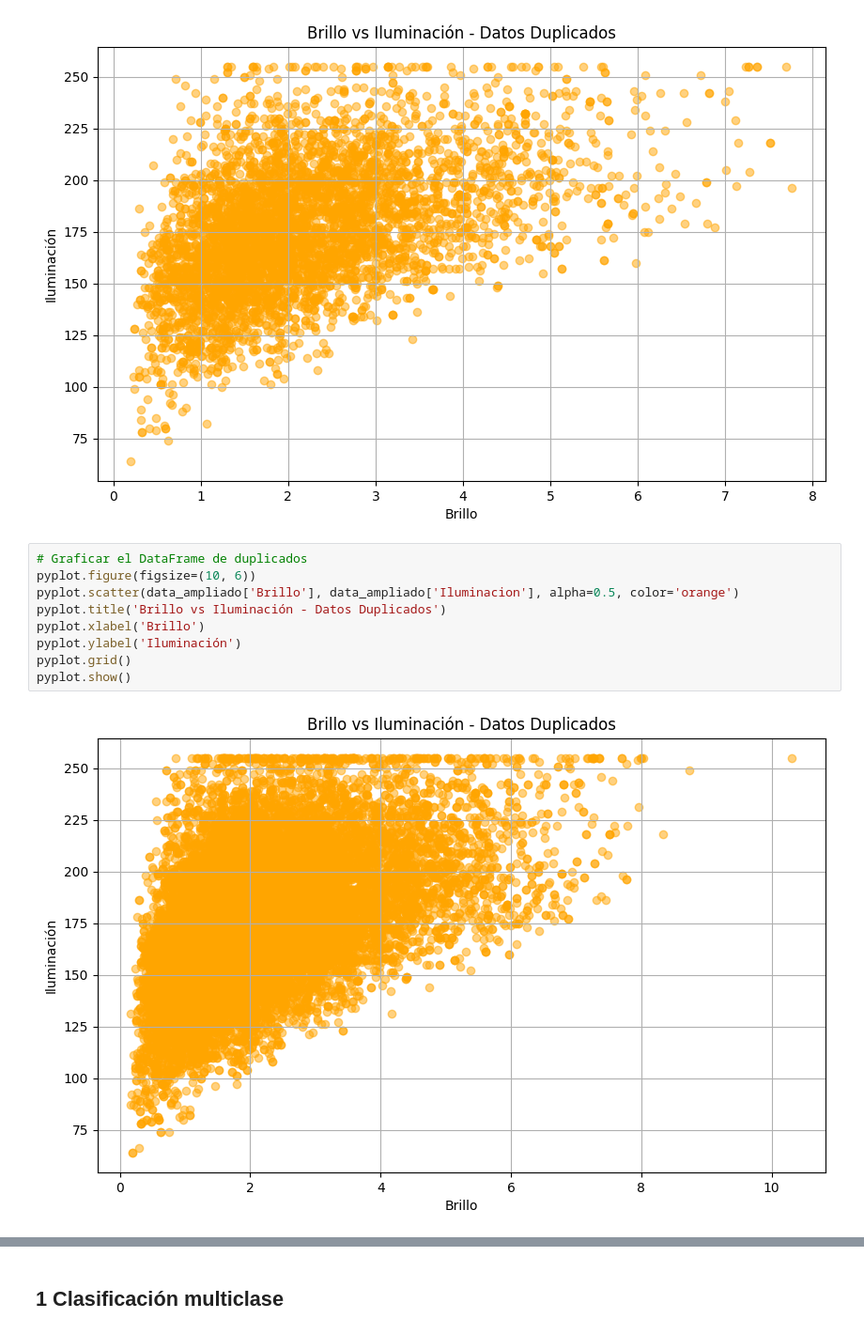
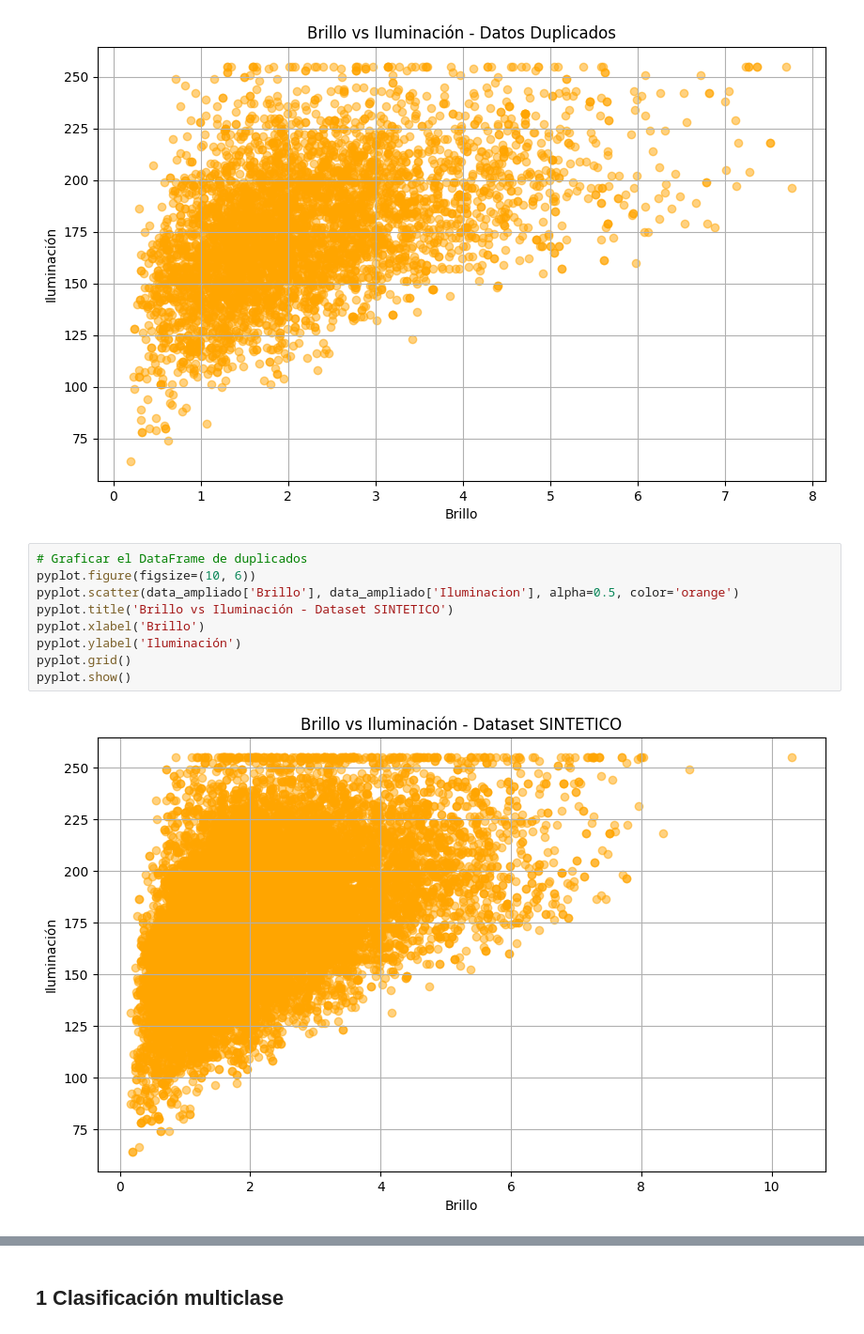
Before and after one commit to CoaDiego/SIS420---IA, a Jupyter notebook: 1erParcial/1erParcial_MNIST_PCA.ipynb, the cells around one changed output, grey strips where cells are left out. Shown at 94% size. Cells and saved outputs as stored; diff of their text form.

```diff
--- a/1erParcial/1erParcial_MNIST_PCA.ipynb
+++ b/1erParcial/1erParcial_MNIST_PCA.ipynb
@@ -580,11 +527,11 @@ pyplot.show()
 # %%
 # Graficar el DataFrame de duplicados
 pyplot.figure(figsize=(10, 6))
 pyplot.scatter(data_ampliado['Brillo'], data_ampliado['Iluminacion'], alpha=0.5, color='orange')
-pyplot.title('Brillo vs Iluminación - Datos Duplicados')
+pyplot.title('Brillo vs Iluminación - Dataset SINTETICO')
 pyplot.xlabel('Brillo')
 pyplot.ylabel('Iluminación')
 pyplot.grid()
 pyplot.show()
 # %% [output]
-[figure, old version]
+[figure, new version]
```
Also changed, not shown: parts of 25 cells of this notebook.
